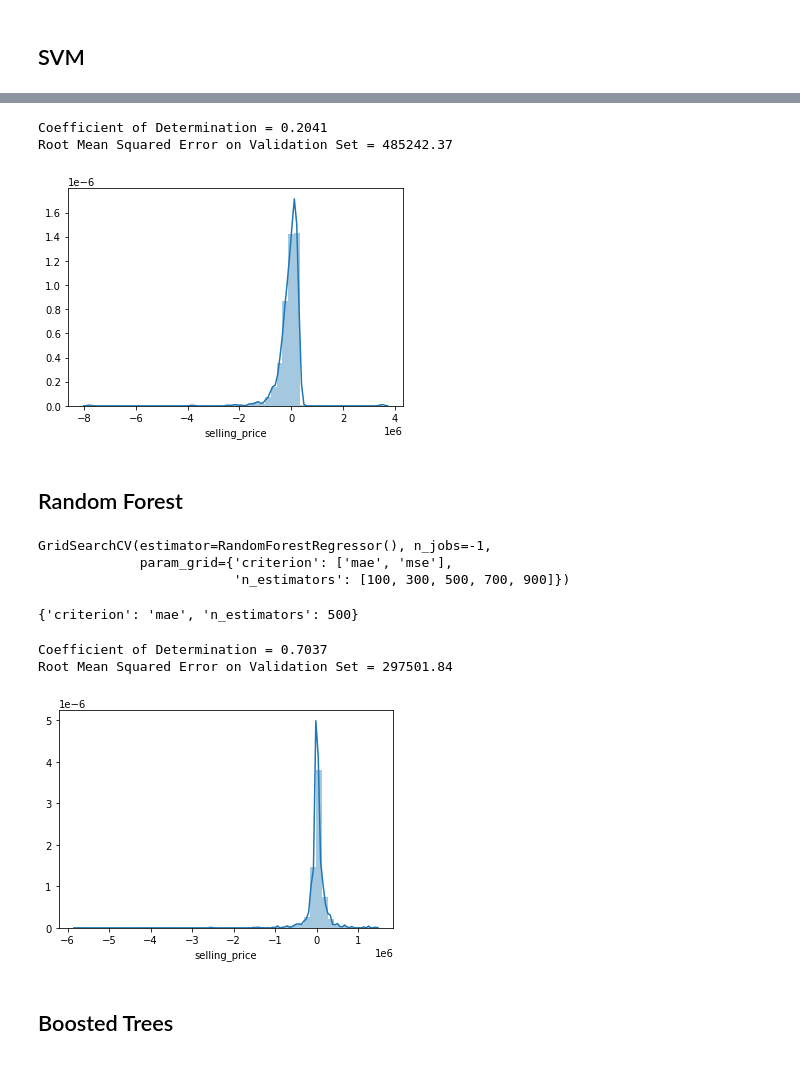
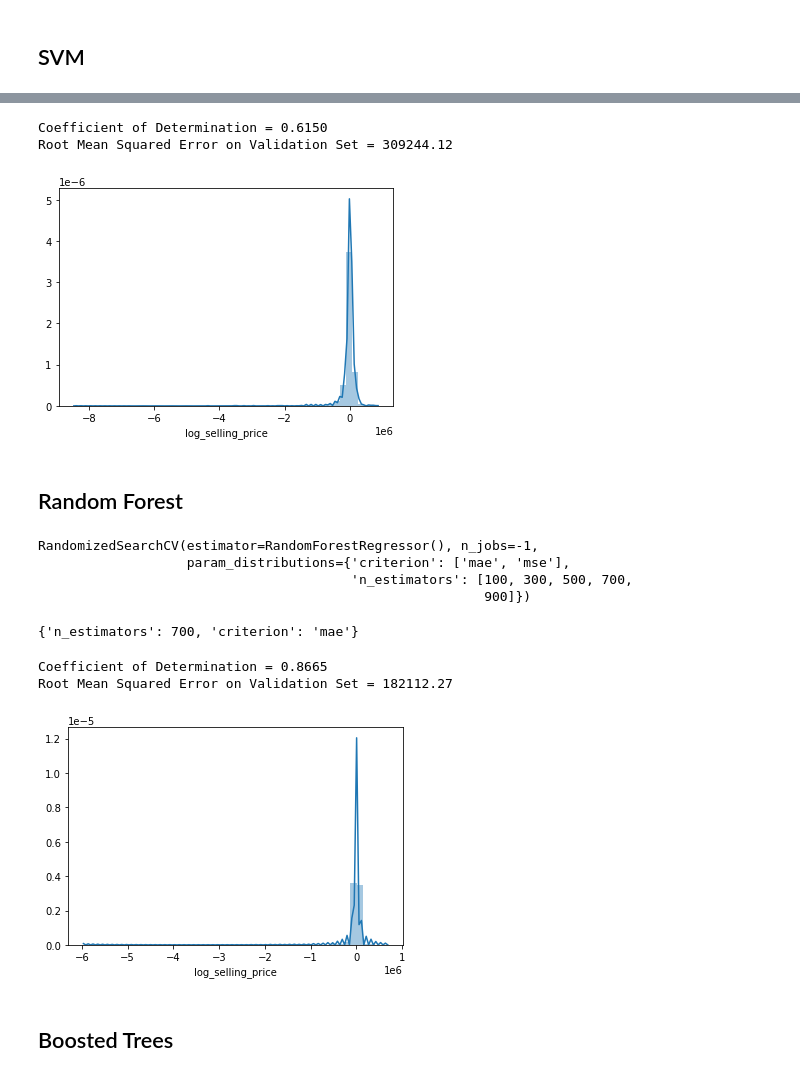
Before and after one commit to niteshctrl/car-price, a Jupyter notebook: Car Resale Price Prediction.ipynb, the cells around one changed output, grey strips where cells are left out. Saved outputs shown, nothing was run; the diff lists cells and outputs as text; code cells hidden in the pictures.

```diff
--- a/Car Resale Price Prediction.ipynb
+++ b/Car Resale Price Prediction.ipynb
@@ -312,42 +526,32 @@ train, val = train_test_split(data, test_size = 0.2)
 # Target Encoding for names
 
 encoder = ce.TargetEncoder(cols='name')
-train['name'] = encoder.fit_transform(train['name'], train['selling_price'])
-val['name'] = encoder.transform(val['name'])
+train['name'] = encoder.fit_transform(data['name'], data['selling_price'])
 
 # Ordinal Encoding for 'Fuel' as cost(Electric) > Cost(Diesel) > cost(CNG) > cost(petrol) > cost(LPG)
 
 encoder = ce.OrdinalEncoder(cols=['fuel'], return_df=True, mapping=[{'col':'fuel','mapping':\
             {'Electric':5,'Diesel':4,'CNG':3, 'Petrol':2, 'LPG':1}}])
-train['fuel'] = encoder.fit_transform(train['fuel'])
-val['fuel'] = encoder.transform(val['fuel'])
+train['fuel'] = encoder.fit_transform(data['fuel'])
 
 # Ordinal Encoding for seller_type as Individuals tend to sell vehicles at cheaper price than Dealers and dealers
 # at cheaper price than Trustmark Dealers
 
 encoder = ce.OrdinalEncoder(cols=['seller_type'], return_df=True, mapping=[{'col':'seller_type','mapping':\
             {'Individual':1,'Dealer':2,'Trustmark Dealer':3}}])
-train['seller_type'] = encoder.fit_transform(train['seller_type'])
-val['seller_type'] = encoder.transform(val['seller_type'])
+train['seller_type'] = encoder.fit_transform(data['seller_type'])
 
 # Ordinal Encoding for Transmission as Automatic vehicles are more costly than Manual
 
 encoder = ce.OrdinalEncoder(cols=['transmission'], return_df=True, mapping=[{'col':'transmission','mapping':\
             {'Manual':1,'Automatic':2}}])
-train['transmission'] = encoder.fit_transform(train['transmission'])
-val['transmission'] = encoder.transform(val['transmission'])
+train['transmission'] = encoder.fit_transform(data['transmission'])
 
 # Ordinal Encoding for Owner
 
 encoder = ce.OrdinalEncoder(cols=['owner'], return_df=True, mapping=[{'col':'owner','mapping':\
             {'Test Drive Car':1,'Fourth & Above Owner':2, 'Third Owner':3, 'Second Owner':4,'First Owner':5}}])
-train['owner'] = encoder.fit_transform(train['owner'])
-val['owner'] = encoder.transform(val['owner'])
-
-X_train = train.drop(['selling_price'], axis = 1)
-X_val = val.drop(['selling_price'], axis = 1)
-y_train = train['selling_price']
-y_val = val['selling_price']
+train['owner'] = encoder.fit_transform(data['owner'])
 # %% [output]
 A value is trying to be set on a copy of a slice from a DataFrame.
 Try using .loc[row_indexer,col_indexer] = value instead
@@ -384,0 +573,6 @@ X_train
+# %%
+# Splitting train variable to X and y
+
+X = train.drop(['selling_price', 'log_selling_price'], axis = 1)
+
+y = train['log_selling_price']
@@ -450,13 +650,18 @@ Root Mean Squared Error on Validation Set = 356121.44
 # %% [markdown]
 ## SVM
+# %%
+# Scaling the features
+
+scaler = StandardScaler()
+X = scaler.fit_transform(X)
 # %%
 # Hyperparameter Tuning: Param:kernel, C(regularization)
 # And Training
 
-distributions = dict(kernel=['rbf','poly'], C=[0.1,1,10,100,1000])
+distributions = dict(kernel=['rbf','poly'], C=[0.01,0.1,1,10,100,1000])
 reg_svm = SVR()
-final_reg_svm = GridSearchCV(reg_svm, distributions)
-model_svm = final_reg_svm.fit(X_train, y_train)
+final_reg_svm = RandomizedSearchCV(reg_svm, distributions, n_jobs=-1)
+model_svm = final_reg_svm.fit(X, y)
 # %%
 # Best Parameters determined by GridSearch
 
@@ -466,20 +671,20 @@ model_svm.best_params_
 # %%
 # Evaluation Metrics
 
-y_pred = model_svm.predict(X_val)
-rmse = mean_squared_error(y_pred, y_val, squared=False)
+y_pred = model_svm.predict(X)
+rmse = mean_squared_error(np.exp(y_pred), np.exp(y), squared=False)
 
-print("Coefficient of Determination = {:.4f}".format(model_svm.score(X_val, y_val)))
+print("Coefficient of Determination = {:.4f}".format(r2_score(np.exp(y), np.exp(y_pred))))
 print("Root Mean Squared Error on Validation Set = {:.2f}".\
       format(rmse))
 
 # Distribution Plot of errors
-sns.distplot(y_pred - y_val)
+sns.distplot(np.exp(y_pred) - np.exp(y))
 plt.show()
 # %% [output]
-Coefficient of Determination = 0.2041
-Root Mean Squared Error on Validation Set = 485242.37
+Coefficient of Determination = 0.6150
+Root Mean Squared Error on Validation Set = 309244.12
-[figure, old version]
+[figure, new version]
 # %% [markdown]
 ## Random Forest
 # %%
@@ -488,33 +693,34 @@ Root Mean Squared Error on Validation Set = 485242.37
 distributions = dict(n_estimators=[i for i in range(100,1000,200)], criterion=['mae','mse'])
 
 reg_forest = RandomForestRegressor()
-model = GridSearchCV(reg_forest, distributions, n_jobs=-1)
-model.fit(X_train, y_train)
+model_forest = RandomizedSearchCV(reg_forest, distributions, n_jobs=-1)
+model_forest.fit(X, y)
 # %% [output]
-GridSearchCV(estimator=RandomForestRegressor(), n_jobs=-1,
-             param_grid={'criterion': ['mae', 'mse'],
-                         'n_estimators': [100, 300, 500, 700, 900]})
+RandomizedSearchCV(estimator=RandomForestRegressor(), n_jobs=-1,
+                   param_distributions={'criterion': ['mae', 'mse'],
+                                        'n_estimators': [100, 300, 500, 700,
+                                                         900]})
 # %%
-model.best_params_
+model_forest.best_params_
 # %% [output]
-{'criterion': 'mae', 'n_estimators': 500}
+{'n_estimators': 700, 'criterion': 'mae'}
 # %%
 # Evaluation Metrics
 
-y_pred = model.predict(X_val)
-rmse = mean_squared_error(y_pred, y_val, squared=False)
+y_pred = model_forest.predict(X)
+rmse = mean_squared_error(np.exp(y_pred), np.exp(y), squared=False)
 
-print("Coefficient of Determination = {:.4f}".format(model.score(X_val, y_val)))
+print("Coefficient of Determination = {:.4f}".format(r2_score(np.exp(y), np.exp(y_pred))))
 print("Root Mean Squared Error on Validation Set = {:.2f}".\
       format(rmse))
 
 # Distribution Plot of errors
-sns.distplot(y_pred - y_val)
+sns.distplot(np.exp(y_pred) - np.exp(y))
 plt.show()
 # %% [output]
-Coefficient of Determination = 0.7037
-Root Mean Squared Error on Validation Set = 297501.84
+Coefficient of Determination = 0.8665
+Root Mean Squared Error on Validation Set = 182112.27
-[figure, old version]
+[figure, new version]
 # %% [markdown]
 ## Boosted Trees
 # %%
```
Also changed, not shown: parts of 72 cells of this notebook.
